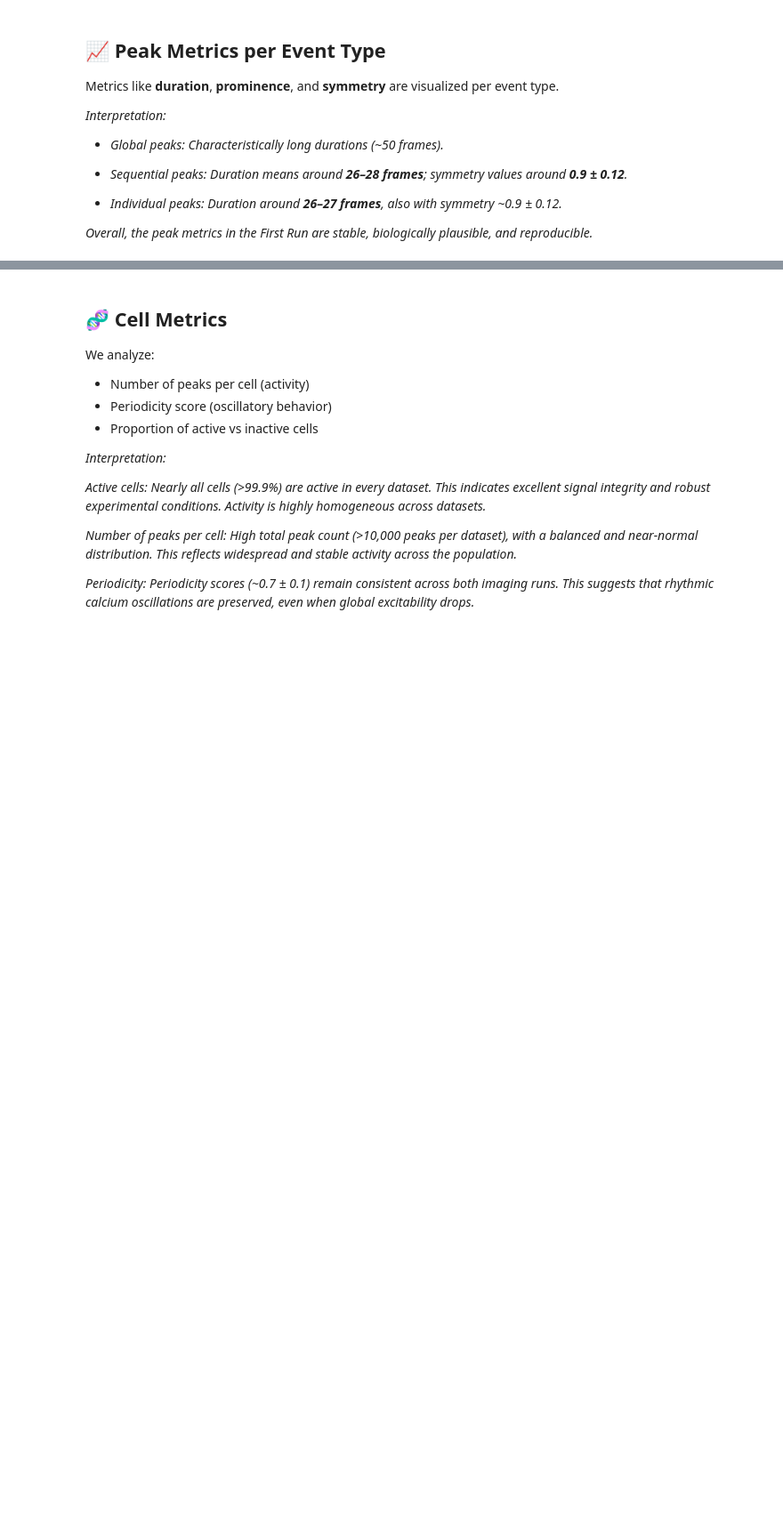
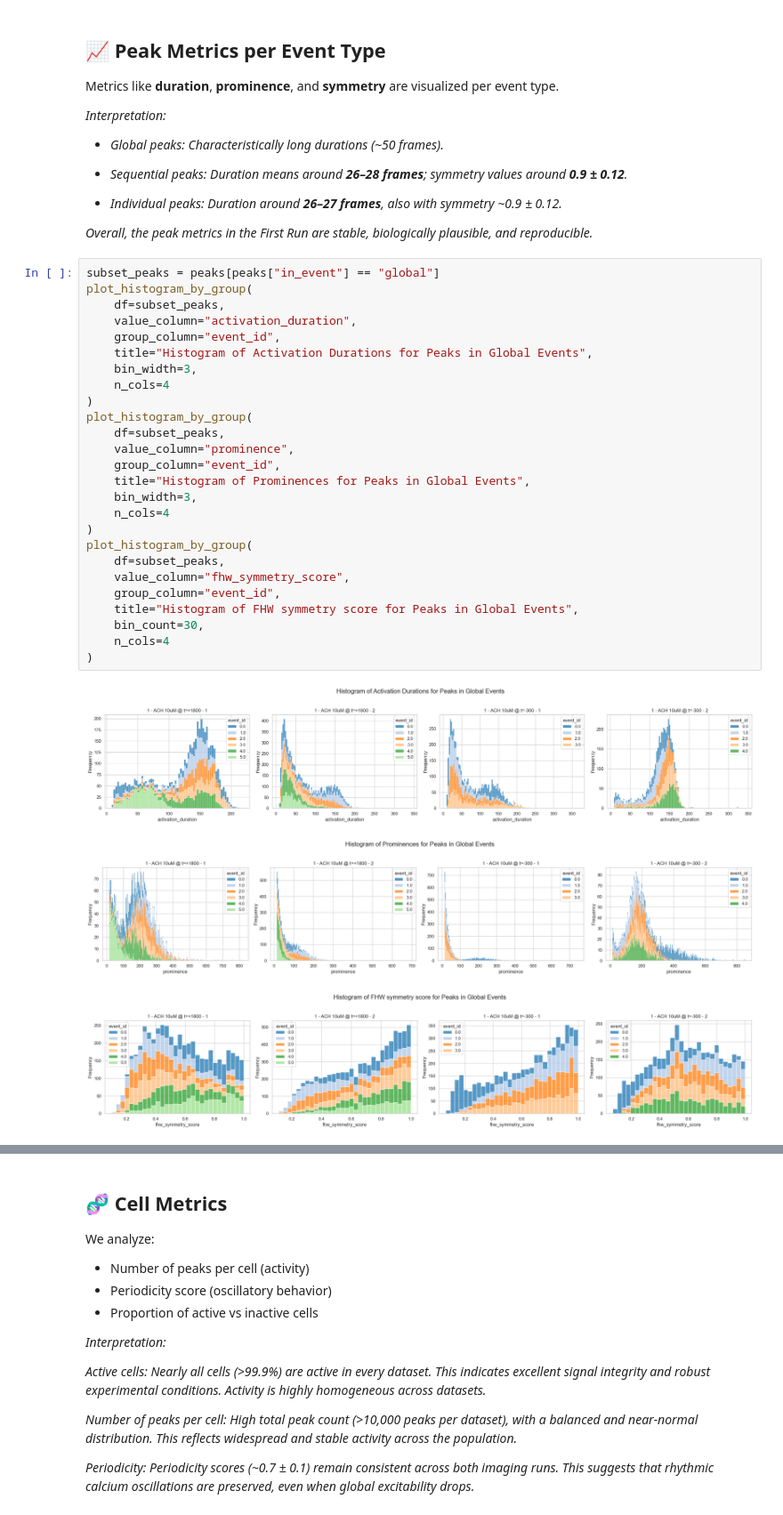
Before and after one commit to hamelmateo/CaSTIA-AF, a Jupyter notebook: notebooks/acute_ACH_exposition_metrics.ipynb, the cells around one changed output, grey strips where cells are left out. Shown at 89% size. Saved outputs shown, nothing was run; the diff lists cells and outputs as text; blank space fills up the shorter version.

```diff
--- a/notebooks/acute_ACH_exposition_metrics.ipynb
+++ b/notebooks/acute_ACH_exposition_metrics.ipynb
@@ -166,5 +167,35 @@ Metrics like **duration**, **prominence**, and **symmetry** are visualized per e
 - *Individual peaks: Duration around **26–27 frames**, also with symmetry ~0.9 ± 0.12.*
 
 *Overall, the peak metrics in the First Run are stable, biologically plausible, and reproducible.*
+# %%
+subset_peaks = peaks[peaks["in_event"] == "global"]
+plot_histogram_by_group(
+    df=subset_peaks,
+    value_column="activation_duration",
+    group_column="event_id",
+    title="Histogram of Activation Durations for Peaks in Global Events",
+    bin_width=3,
+    n_cols=4
+)
+plot_histogram_by_group(
+    df=subset_peaks,
+    value_column="prominence",
+    group_column="event_id",
+    title="Histogram of Prominences for Peaks in Global Events",
+    bin_width=3,
+    n_cols=4
+)
+plot_histogram_by_group(
+    df=subset_peaks,
+    value_column="fhw_symmetry_score",
+    group_column="event_id",
+    title="Histogram of FHW symmetry score for Peaks in Global Events",
+    bin_count=30,
+    n_cols=4
+)
+# %% [output]
+[figure, added]
+[figure, added]
+[figure, added]
 # %%
 
```
Also changed, not shown: parts of 4 cells of this notebook, 4 other files.
